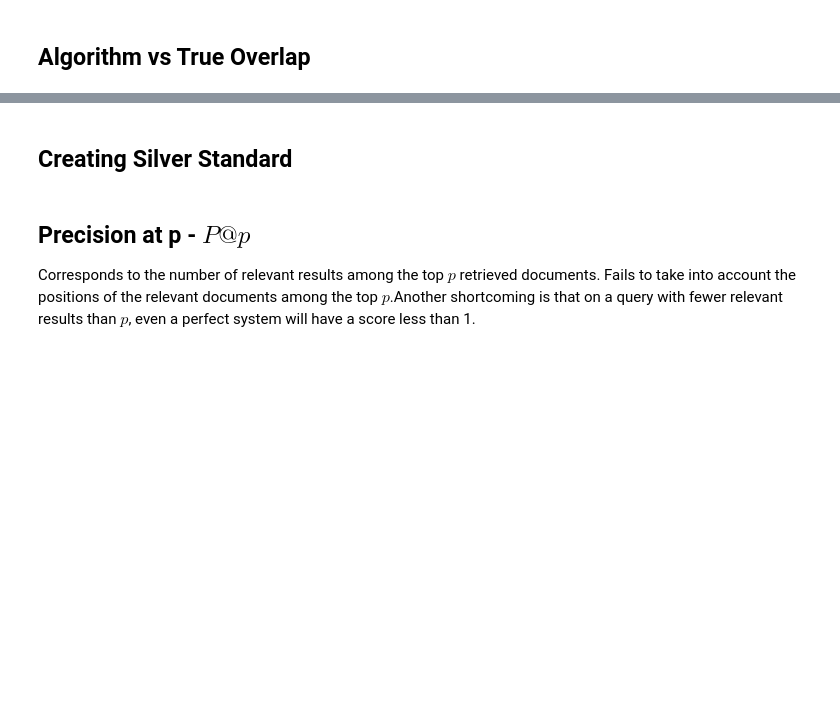
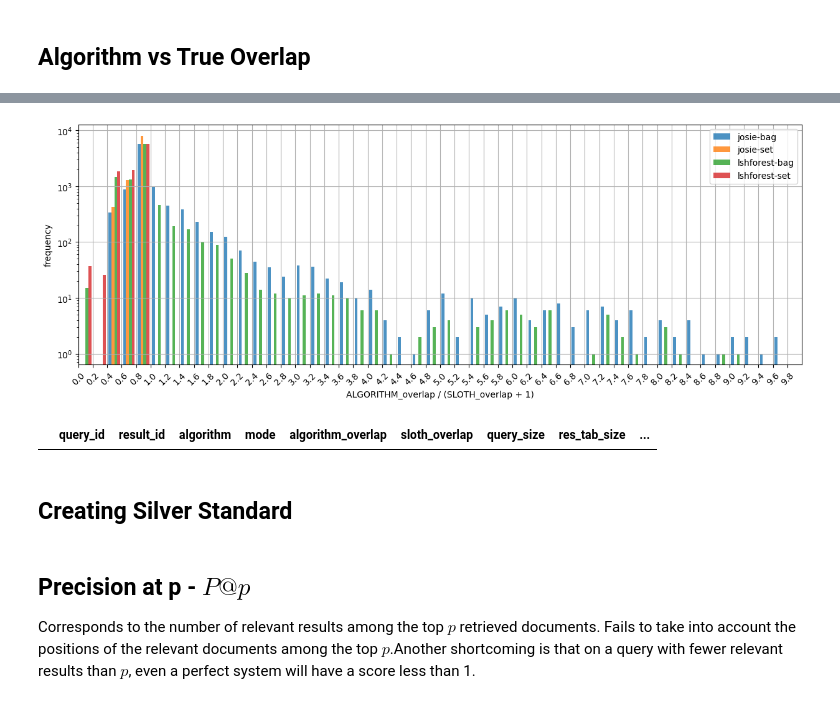
Before and after one commit to nanni00/datalake-table-finder, a Jupyter notebook: experiments/main/analysis.ipynb, the cells around one changed output, grey strips where cells are left out. Saved outputs shown, nothing was run; the diff lists cells and outputs as text; code cells hidden in the pictures; blank space fills up the shorter version.

```diff
--- a/experiments/main/analysis.ipynb
+++ b/experiments/main/analysis.ipynb
@@ -26,0 +44,2 @@ results
+# %%
+results = results.dropna()
@@ -37,11 +71,8 @@ nullity_threshold = 0   # if the actual overlap between two tables isprint(next(
 x = []
 for am, am_group in results.groupby(by=["algorithm", "mode"]):
     for query_id, q_group in am_group.groupby(by=["query_id"]):
-        cnt = ((q_group['sloth_overlap'] == 0)).sum()
+        cnt = ((q_group['sloth_overlap'] == 0) & (q_group['algorithm_overlap'] != 0)).sum()
         num_query_results = q_group.count().values.tolist()[0]
         x.append([am[0], am[1], query_id[0], num_query_results, cnt, cnt / num_query_results])
 
 x = pd.DataFrame(x, columns=['algorithm', 'mode', 'query_id', 'query_size', 'zero_overlap_cnt', 'zero_overlap_ratio'])
-
-null_ratio_pivot = pd.pivot_table(x, values=['zero_overlap_ratio'], index=['algorithm', 'mode'], aggfunc=['mean', 'std', 'min', 'max'])
-null_ratio_pivot
@@ -70,22 +190,29 @@ plt.show()
 # %%
-data = [(am[0], am[1], group[(group['sloth_overlap'] != 0) & (group['difference_overlap'] != 0)]) for am, group in results.groupby(by=['algorithm', 'mode'])]
+data = [(am[0], am[1], group) for am, group in results.groupby(by=['algorithm', 'mode'])]
 # %%
 fig, ax = plt.subplots(1, 1, sharey='row', figsize=(15, 5))
-xmin, xmax, step = 0, 9.6, 0.2
+xmin, xmax, step = 0, 10, 0.2
 
 ax.hist([d[2]['algorithm_overlap_norm'] for d in data],
          bins=np.arange(xmin, xmax, step), alpha=0.8,
          label=[f'{a}-{m}' for a, m, _ in data],
          align='mid')
 ax.set_xlim(xmin, xmax)
 ax.set_xticks(np.arange(xmin, xmax, step))
 ax.grid()
 ax.set_xlabel('ALGORITHM_overlap / (SLOTH_overlap + 1)')
 ax.set_ylabel('frequency')
 ax.set_yscale('log')
 ax.tick_params(axis='x', rotation=45)
+
 plt.legend()
 plt.show()
+# %% [output]
+[figure, added]
+# %%
+results[(results['algorithm'] == 'josie') & (results['mode'] == 'bag') & (results['algorithm_overlap'] < results['sloth_overlap'])]
+# %% [output]
+|  | query_id | result_id | algorithm | mode | algorithm_overlap | sloth_overlap | query_size | res_tab_size | ... |
 # %% [markdown]
 ## Creating Silver Standard
 # %%
```
Also changed, not shown: parts of 33 cells of this notebook, 10 other files.
